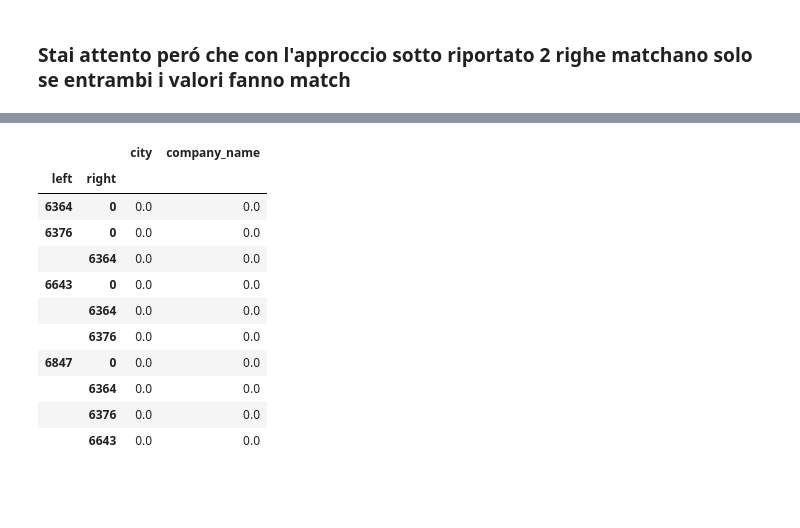
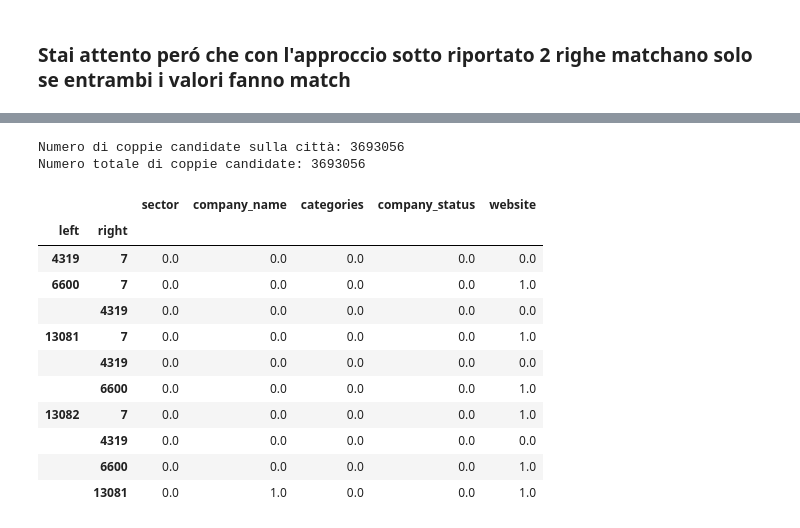
Before and after one commit to MatVitale6/IngegneriaDeiDatiProject, a Jupyter notebook: homework5/record_linkage/record_linkage2.ipynb, the cells around one changed output, grey strips where cells are left out. Saved outputs shown, nothing was run; the diff lists cells and outputs as text; code cells hidden in the pictures; blank space fills up the shorter version.

```diff
--- a/homework5/record_linkage/record_linkage2.ipynb
+++ b/homework5/record_linkage/record_linkage2.ipynb
@@ -21,30 +12,79 @@ Numero di coppie candidate: 498622
+# %%
+import recordlinkage
+import pandas as pd
+
+
+def block_city_or_country(df):
+    indexer = recordlinkage.Index()
+
+    # Separiamo le righe con città non nulli da quelle con città nulli
+    df_non_null_city = df.dropna(subset=['city'])
+    df_null_city = df[df['city'].isnull()]
+
+    # Primo blocco solo sulle righe con città non null
+    indexer.block(left_on=['city'])
+    candidate_pairs_city = indexer.index(df_non_null_city)
+    print(f'Numero di coppie candidate sulla città: {len(candidate_pairs_city)}')
+
+    # Inizializza le coppie finali con quelle candidate sulla città
+    candidate_pairs_final = candidate_pairs_city.copy()
+
+    # Ora gestiamo il caso delle righe con città null
+    for idx_left, idx_right in candidate_pairs_city:
+        city_left = df.loc[idx_left, 'city']
+        city_right = df.loc[idx_right, 'city']
+
+        # Se le città sono diverse o entrambe null, controlliamo sul paese
+        if city_left != city_right or pd.isnull(city_left) or pd.isnull(city_right):
+            # Blocchiamo solo se le città sono diverse o nulli
+            indexer = recordlinkage.Index()
+            indexer.block(left_on=['country'])
+            candidate_pairs_country = indexer.index(df)
+
+            # Aggiungiamo solo le coppie che matchano sul paese
+            for country_pair in candidate_pairs_country:
+                if (idx_left, idx_right) == country_pair:
+                    candidate_pairs_final = candidate_pairs_final.append([country_pair])
+
+    return candidate_pairs_final
+
+# Usa la funzione per ottenere le coppie finali
+candidate_pairs = block_city_or_country(companies_df)
+print(f'Numero totale di coppie candidate: {len(candidate_pairs)}')
+# %% [output]
+Numero di coppie candidate sulla città: 3693056
+Numero totale di coppie candidate: 3693056
 # %%
 candidate_pairs_index = pd.MultiIndex.from_tuples(candidate_pairs, names=['left', 'right'])
 
 companies_df = companies_df.reset_index(drop=True)
 
 companies_df = companies_df.fillna("")
 
 compare = Compare()
-compare.string('city', 'city', method='jarowinkler', threshold=0.85, label='city')
+compare.string('sector', 'sector', method='jarowinkler', threshold=0.85, label='sector')
 compare.string('company_name', 'company_name', method='jarowinkler', threshold=0.85, label='company_name')
+compare.string('categories', 'categories', method='jarowinkler', threshold=0.85, label='categories')
+compare.string('company_status', 'company_status', method='jarowinkler', threshold=0.85, label='company_status')
+compare.string('website', 'website', method='jarowinkler', threshold=0.85, label='website')
+
 
 try:
     features = compare.compute(candidate_pairs_index, companies_df)
     display(features.head(10))
 except Exception as e:
     print("Errore durante il calcolo delle feature sull'intero dataset:", e)
 # %% [output]
-|  |  | city | company_name |
-| left | right |  |  |
-| 6364 | 0 | 0.0 | 0.0 |
-| 6376 | 0 | 0.0 | 0.0 |
-|  | 6364 | 0.0 | 0.0 |
-| 6643 | 0 | 0.0 | 0.0 |
-|  | 6364 | 0.0 | 0.0 |
-|  | 6376 | 0.0 | 0.0 |
-| 6847 | 0 | 0.0 | 0.0 |
-|  | 6364 | 0.0 | 0.0 |
-|  | 6376 | 0.0 | 0.0 |
-|  | 6643 | 0.0 | 0.0 |
+|  |  | sector | company_name | categories | company_status | website |
+| left | right |  |  |  |  |  |
+| 4319 | 7 | 0.0 | 0.0 | 0.0 | 0.0 | 0.0 |
+| 6600 | 7 | 0.0 | 0.0 | 0.0 | 0.0 | 1.0 |
+|  | 4319 | 0.0 | 0.0 | 0.0 | 0.0 | 0.0 |
+| 13081 | 7 | 0.0 | 0.0 | 0.0 | 0.0 | 1.0 |
+|  | 4319 | 0.0 | 0.0 | 0.0 | 0.0 | 0.0 |
+|  | 6600 | 0.0 | 0.0 | 0.0 | 0.0 | 1.0 |
+| 13082 | 7 | 0.0 | 0.0 | 0.0 | 0.0 | 1.0 |
+|  | 4319 | 0.0 | 0.0 | 0.0 | 0.0 | 0.0 |
+|  | 6600 | 0.0 | 0.0 | 0.0 | 0.0 | 1.0 |
+|  | 13081 | 0.0 | 1.0 | 0.0 | 0.0 | 1.0 |
 # %%
```
Also changed, not shown: parts of 5 cells of this notebook, 4 other files.
